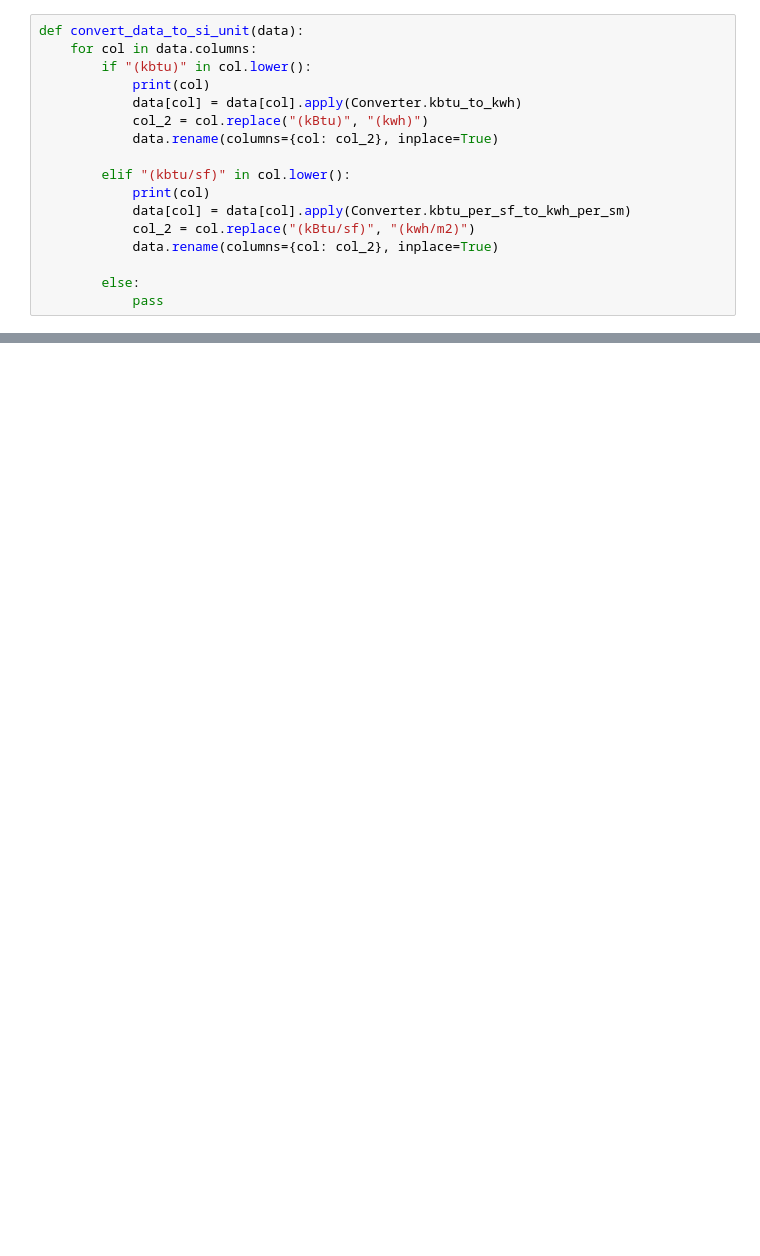
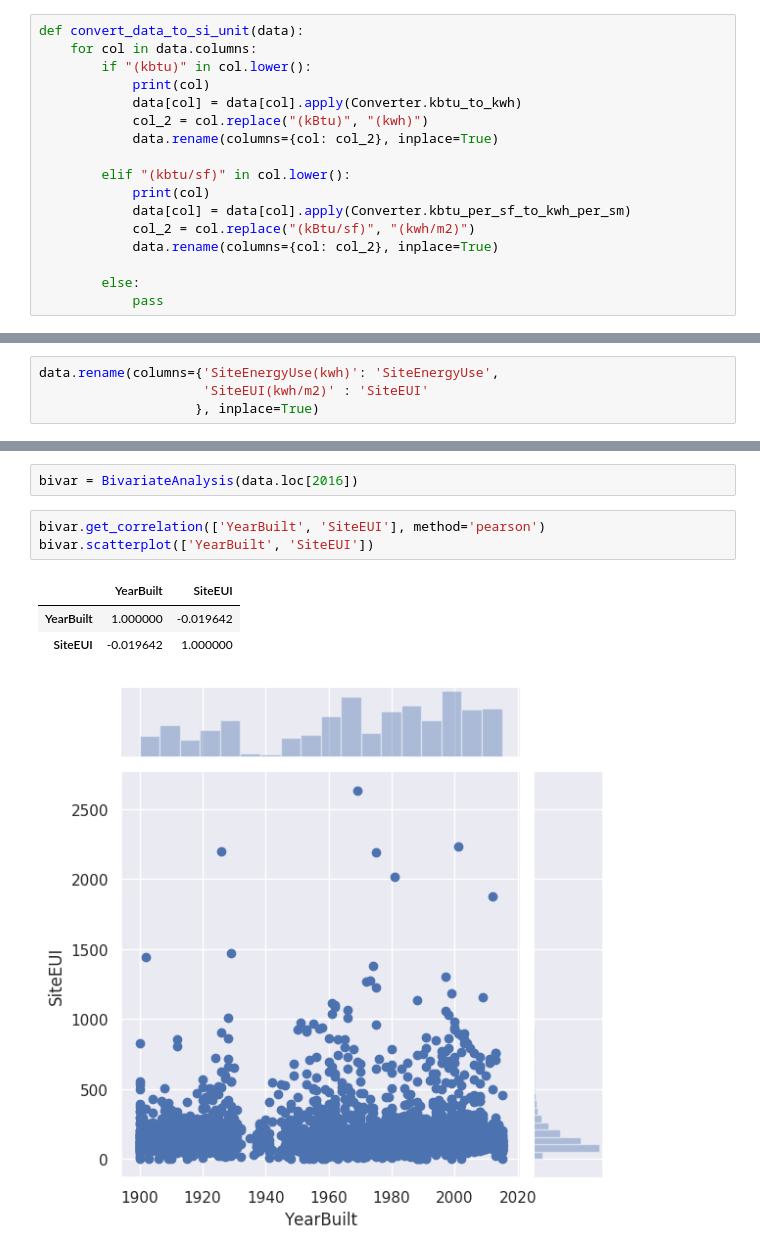
Before and after one commit to tgrandjean/OC-seattle-energy, a Jupyter notebook: notebooks/1.0-tg-initial-data-exploration.ipynb, the cells around one changed output, grey strips where cells are left out. Cells and saved outputs as stored; diff of their text form; blank space fills up the shorter version.

```diff
--- a/notebooks/1.0-tg-initial-data-exploration.ipynb
+++ b/notebooks/1.0-tg-initial-data-exploration.ipynb
@@ -172,0 +255,4 @@ Length: 6716, dtype: float64
+# %%
+data.rename(columns={'SiteEnergyUse(kwh)': 'SiteEnergyUse',
+                     'SiteEUI(kwh/m2)' : 'SiteEUI'
+                    }, inplace=True)
@@ -172,0 +288,10 @@ Length: 6716, dtype: float64
+# %%
+bivar = BivariateAnalysis(data.loc[2016])
+# %%
+bivar.get_correlation(['YearBuilt', 'SiteEUI'], method='pearson')
+bivar.scatterplot(['YearBuilt', 'SiteEUI'])
+# %% [output]
+|  | YearBuilt | SiteEUI |
+| YearBuilt | 1.000000 | -0.019642 |
+| SiteEUI | -0.019642 | 1.000000 |
+[figure, added]
```
Also changed, not shown: parts of 40 cells of this notebook, 3 other files.
